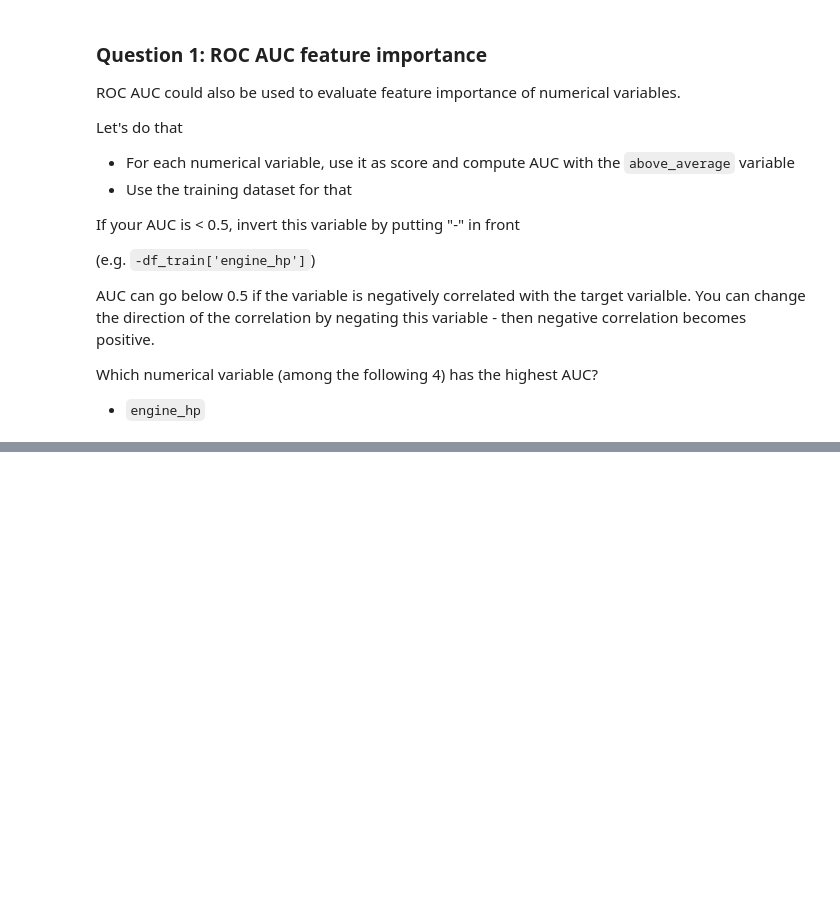
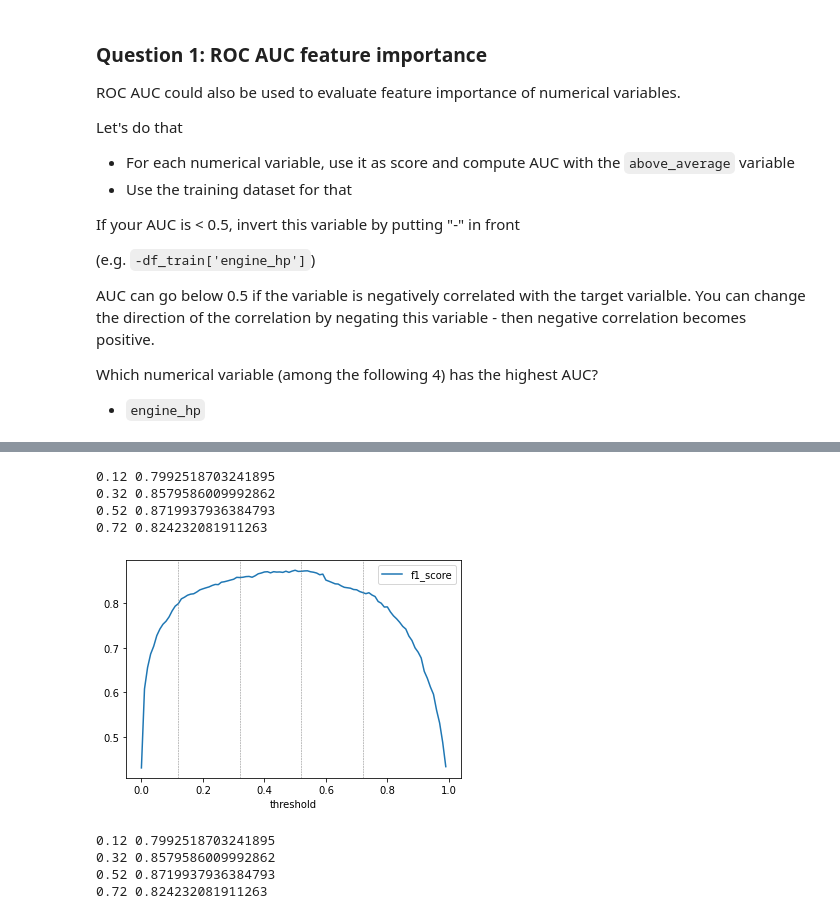
Before and after one commit to Alejobep/machine-learning-zoomcamp, a Jupyter notebook: cohorts/2023/04-evaluation/homework4_ABP.ipynb, the cells around one changed output, grey strips where cells are left out. Cells and saved outputs as stored; diff of their text form; code cells hidden in the pictures; blank space fills up the shorter version.

```diff
--- a/cohorts/2023/04-evaluation/homework4_ABP.ipynb
+++ b/cohorts/2023/04-evaluation/homework4_ABP.ipynb
@@ -220,0 +221,12 @@ What's the AUC of this model on the validation dataset? (round to 3 digits)
+# %%
+train_dicts = df_train.to_dict(orient='records')
+dv = DictVectorizer()
+X_train = dv.fit_transform(train_dicts)
+
+model = LogisticRegression(solver='liblinear', C=1.0, max_iter=1000)
+model.fit(X_train, y_train)
+
+val_dicts = df_val.to_dict(orient='records')
+X_val = dv.transform(val_dicts)
+
+y_pred = model.predict_proba(X_val)[:, 1]
@@ -308,0 +364,2 @@ The deadline for submitting is October 9 (Monday), 23:00 CET. After that the for
+# %%
+df_scores['f1_score'] = 2*(df_scores['precission']*df_scores['recall'])/(df_scores['precission']+df_scores['recall'])
@@ -308,0 +382,31 @@ The deadline for submitting is October 9 (Monday), 23:00 CET. After that the for
+# %%
+ax = df_scores.plot(x='threshold', y='f1_score')
+
+
+
+df_scores.query('f1_score == f1_score.max()')['threshold'].iloc[0]
+
+q_thr = [ 0.12, 0.32, 0.52, 0.72]
+
+for thr in q_thr:
+    f1_s = df_scores.query('threshold == @thr')['f1_score'].iloc[0]
+    ax.axvline(thr, c='gray', ls='--', lw=0.5)
+    print(thr, f1_s)
+# %% [output]
+0.12 0.7992518703241895
+0.32 0.8579586009992862
+0.52 0.8719937936384793
+0.72 0.824232081911263
+[figure, added]
+# %%
+q_thr = [ 0.12, 0.32, 0.52, 0.72]
+
+for thr in q_thr:
+    f1_s = df_scores.query('threshold == @thr')['f1_score'].iloc[0]
+
+    print(thr, f1_s)
+# %% [output]
+0.12 0.7992518703241895
+0.32 0.8579586009992862
+0.52 0.8719937936384793
+0.72 0.824232081911263
```
Also changed, not shown: parts of 28 cells of this notebook.
